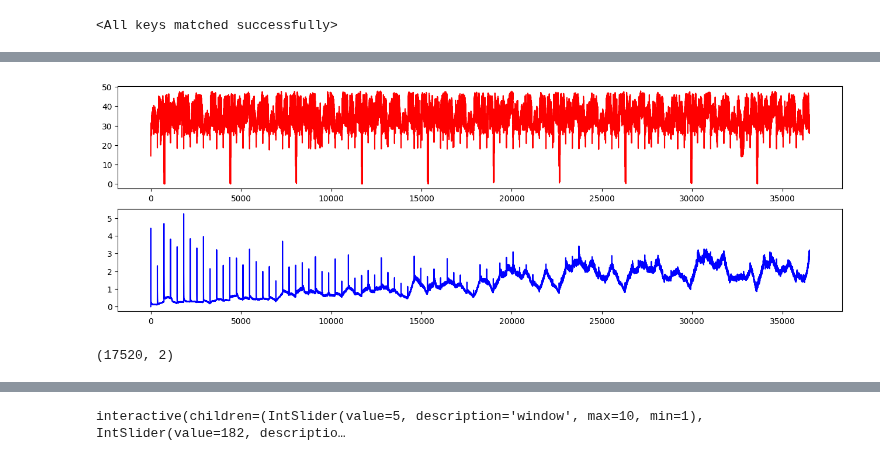
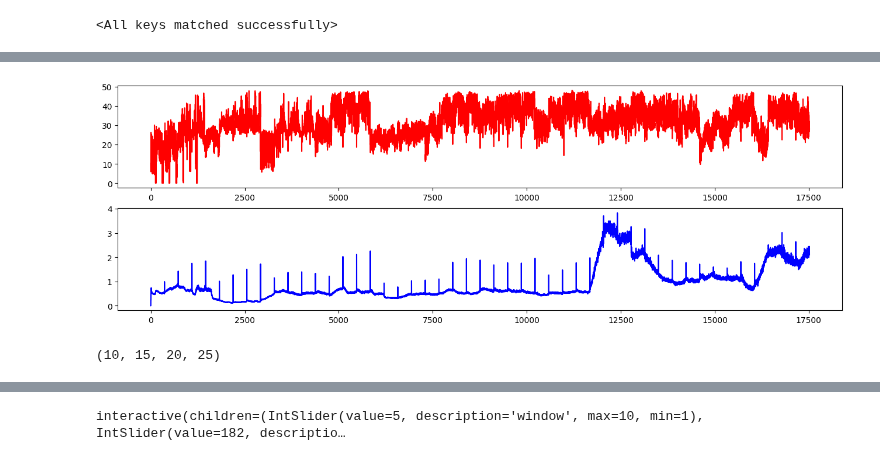
Before and after one commit to JunwookHeo/etc_project, a Jupyter notebook: rl_solutions/dueling_dqn_battery_scss.ipynb, the cells around one changed output, grey strips where cells are left out. Cells and saved outputs as stored; diff of their text form; code cells hidden in the pictures.

```diff
--- a/rl_solutions/dueling_dqn_battery_scss.ipynb
+++ b/rl_solutions/dueling_dqn_battery_scss.ipynb
@@ -21,5 +21,6 @@ import utils
 
 TS = 48
 
-samples = list(range(201, 211)) #[201, 202, 203]
+# samples = list(range(201, 211)) #[201, 202, 203]
+samples = [221, 243, 232, 202, 204, 214, 205, 239, 248, 273, 282, 289]
 data_train, df_date = utils.load_data('AusGrid_preprocess.csv', samples, TS)
@@ -125,7 +115,7 @@ class ReplayMemory(object):
     def __len__(self):
         return len(self.memory)
 # %%
-optimizer = optim.AdamW(policy_net.parameters(), lr=1e-5, amsgrad=True)
+optimizer = optim.AdamW(policy_net.parameters(), lr=1e-4, amsgrad=True)
 memory = ReplayMemory(20000)
 # %%
 def optimize_model():
@@ -228,15 +228,21 @@ for i_episode in range(num_episodes):
 # %%
 fig, axes = plt.subplots(nrows=2, ncols=1, figsize=(16,5))
 axes[0].plot(np.array(reward_list), 'r')
 # plt.ylim(0, 0.4)
 axes[1].plot(np.array(loss_list), 'b')
 # plt.ylim(0, 0.4)
 plt.show()
+
+plt.plot(np.array(all_sc_ss)[:, 0])
+plt.plot(np.array(all_sc_ss)[:, 1])
+plt.show()
 # %% [output]
-[figure, old version]
+[figure, new version]
 # %%
 data_test, df_date = utils.load_data('AusGrid_preprocess.csv', [1], TS)
 data_test = data_test[0]
+stds = utils.cal_stds(data_test)
+print(stds)
 # %% [output]
-(17520, 2)
+(10, 15, 20, 25)
 # %%
```
Also changed, not shown: parts of 6 cells of this notebook, 4 other files.
